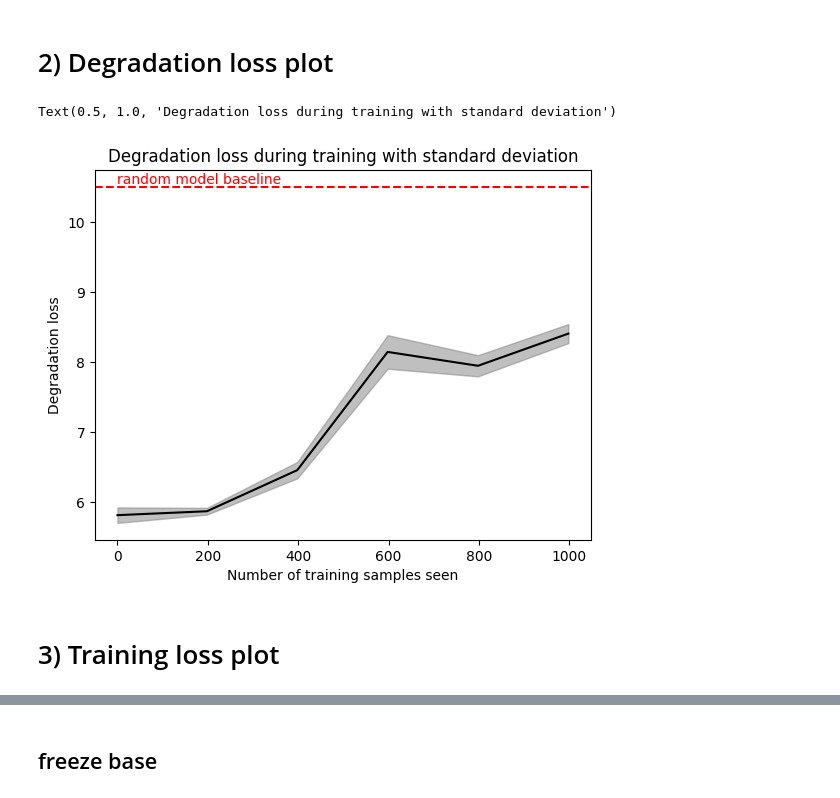
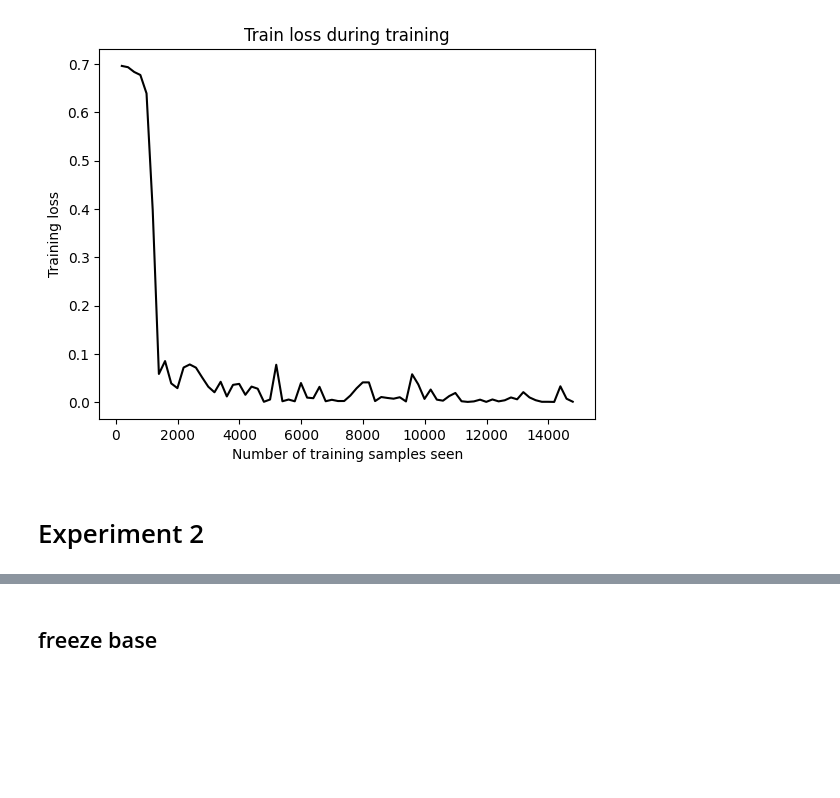
Before and after one commit to marluxiaboss/text_llm_detector, a Jupyter notebook: create_plots_from_logs.ipynb, the cells around one changed output, grey strips where cells are left out. Saved outputs shown, nothing was run; the diff lists cells and outputs as text; code cells hidden in the pictures; blank space fills up the shorter version.

```diff
--- a/create_plots_from_logs.ipynb
+++ b/create_plots_from_logs.ipynb
@@ -138,20 +27,6 @@ Text(0.5, 1.0, 'Evaluation accuracy during training with confidence interval')
+# %%
+plot_training_loss_vs_nb_samples(training_loss_df)
+# %% [output]
+[figure, added]
 # %% [markdown]
-# 2) Degradation loss plot
+# Experiment 2
-# %%
-plt.fill_between(degrad_loss_df["samples"], degrad_loss_df["degrad_loss"] - degrad_loss_df["std"],
-                  degrad_loss_df["degrad_loss"] + degrad_loss_df["std"], alpha = 0.5, color = 'gray')
-plt.plot(degrad_loss_df["samples"], degrad_loss_df["degrad_loss"], color = 'black')
-
-# add an horizontal line at 10.5, which is the baseline for a random model
-plt.axhline(y=10.5, color='r', linestyle='--')
-
-# name it "random model baseline"
-plt.text(0, 10.55, "random model baseline", color = 'red')
-
-plt.xlabel('Number of training samples seen')
-plt.ylabel('Degradation loss')
-
-plt.title('Degradation loss during training with standard deviation')
-# %% [output]
-Text(0.5, 1.0, 'Degradation loss during training with standard deviation')
-[figure, removed]
@@ -166,2 +32,0 @@ plt.ylabel('Worldwide gross revenue')
-# %% [markdown]
-# 3) Training loss plot
```
Also changed, not shown: parts of 40 cells of this notebook, 3 other files.
